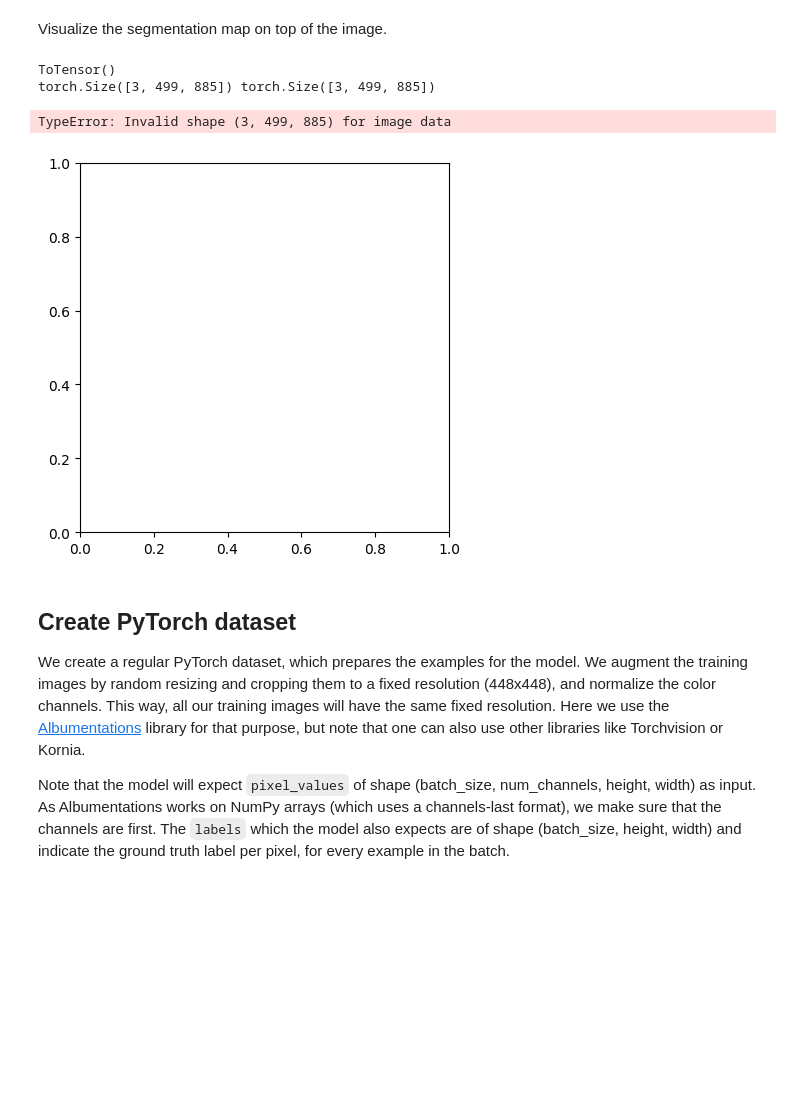
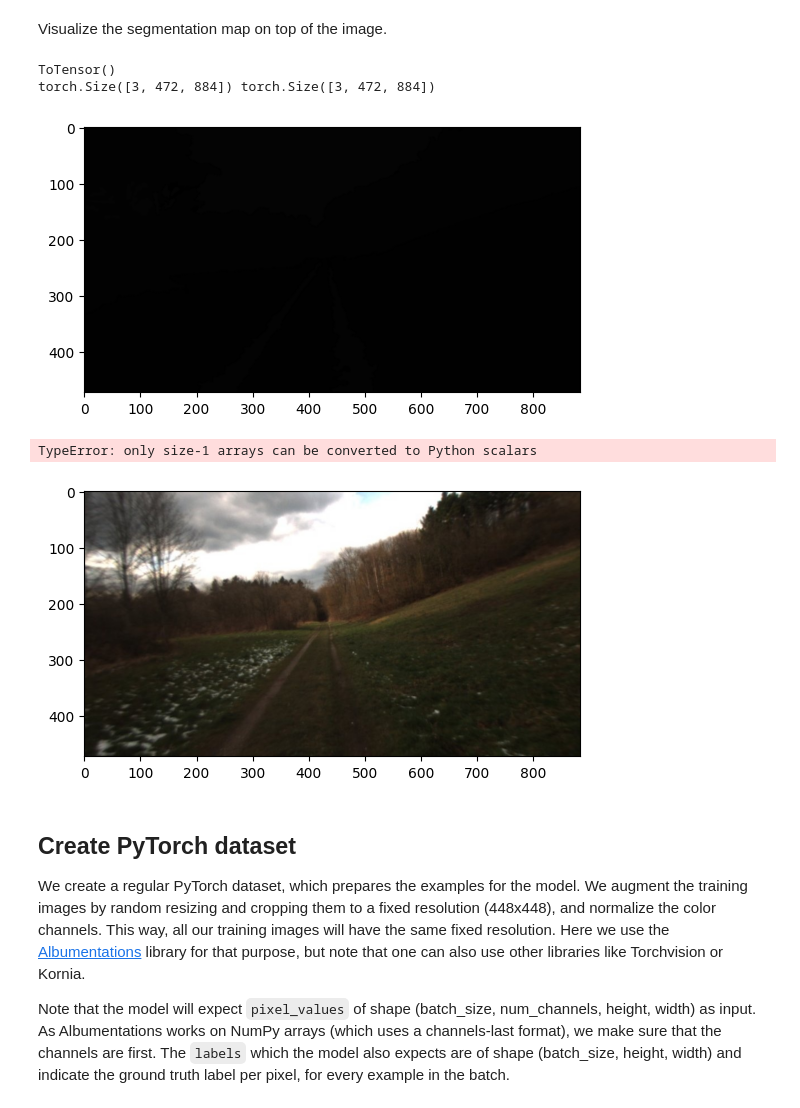
Before and after one commit to tamu-edu-students/HyperTools, a Jupyter notebook: examples/segmentation_training_head.ipynb, the cells around one changed output. Saved outputs shown, nothing was run; the diff lists cells and outputs as text; code cells hidden in the pictures; blank space fills up the shorter version.

Commit message:
permute

```diff
--- a/examples/segmentation_training_head.ipynb
+++ b/examples/segmentation_training_head.ipynb
@@ -146,38 +146,42 @@ import torchvision.transforms as transforms
 def visualize_map(image, segmentation_map, id2color):
     color_seg = np.zeros((segmentation_map.shape[1], segmentation_map.shape[2], 3), dtype=np.uint8) # height, width, 3
     segmentation_map = segmentation_map.permute(1, 2, 0)*255
 
     # Iterate over each pixel
     for i in range(segmentation_map.shape[0]):
         for j in range(segmentation_map.shape[1]):
             # Get pixel value
             pixel_value = segmentation_map[i, j]
             color_seg[i,j,:] = np.array(id2color[str(int(pixel_value.numpy()))])
 
     # Show image + mask
     img = np.array(image.permute(1, 2, 0)*255) * 0.5 + color_seg * 0.5
     # img = np.array( image.permute(1, 2, 0)*255)
     # print( color_seg)
     img = img.astype(np.uint8)
     # print( segmentation_map)
     plt.figure(figsize=(15, 10))
     plt.imshow(img)
     plt.show()
 
 
 image, mask = train_dataset[10]
 print(mask.shape, image.shape)
 
-plt.imshow(mask)
+mask_permuted = mask.permute(1, 2, 0)
+plt.imshow(mask_permuted)
 plt.show()
 
-plt.imshow(image)
+img_permute = image.permute(1, 2, 0)
+plt.imshow(img_permute)
+#FIXME: running into issues here
 visualize_map(image, mask, id2color)
 # %% [output]
 ToTensor()
-torch.Size([3, 499, 885]) torch.Size([3, 499, 885])
+torch.Size([3, 472, 884]) torch.Size([3, 472, 884])
+[figure, new version]
-TypeError: Invalid shape (3, 499, 885) for image data
+TypeError: only size-1 arrays can be converted to Python scalars
-[figure, old version]
+[figure, added]
 # %% [markdown]
 ## Create PyTorch dataset
 
```
Also changed, not shown: parts of 2 cells of this notebook.
